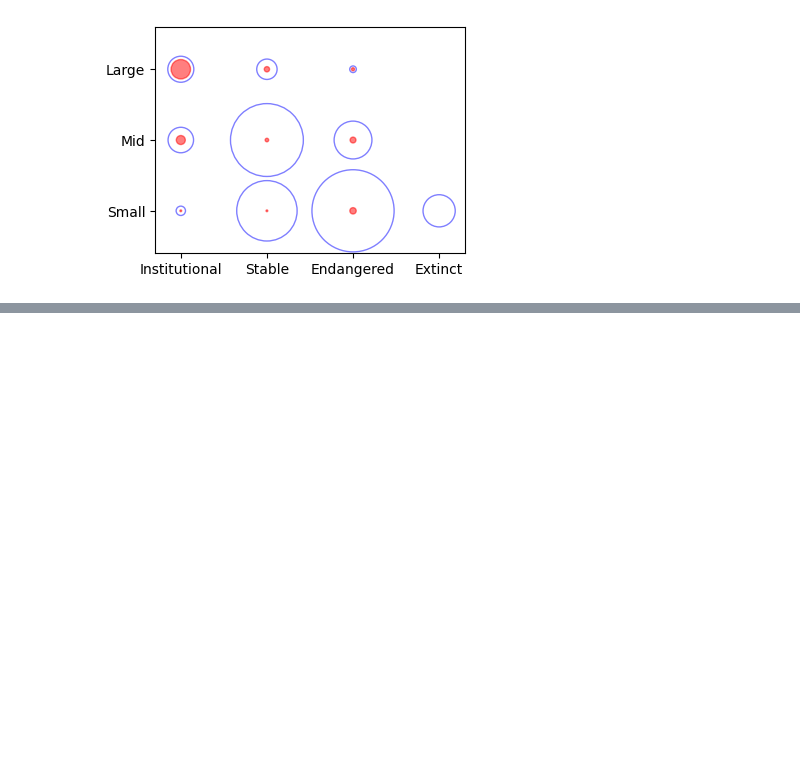
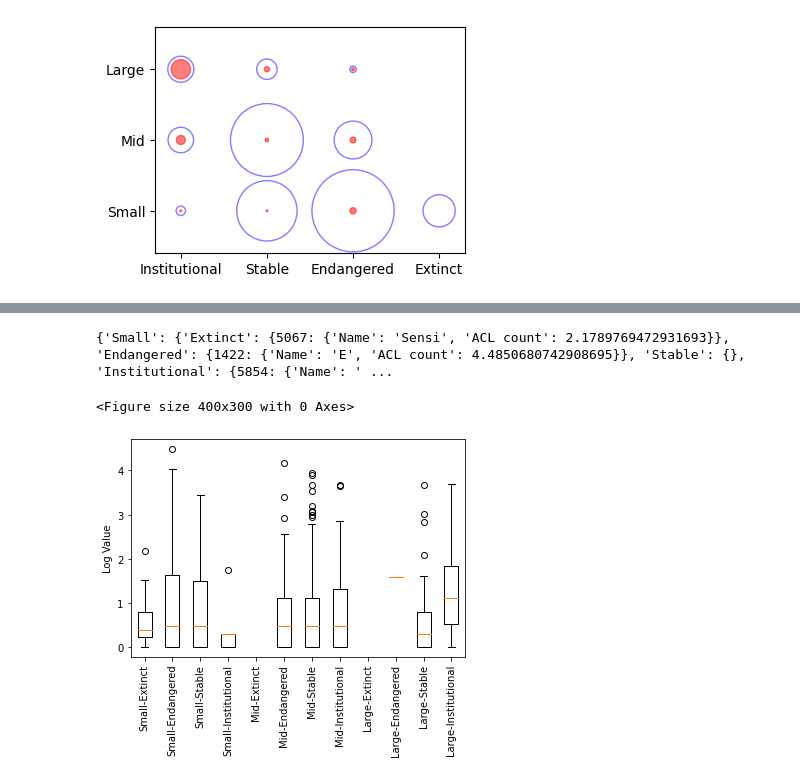
Before and after one commit to NisansaDdS/Some-Languages-are-More-Equal-than-Others, a Jupyter notebook: Generate Diagrams.ipynb, the cells around one changed output, grey strips where cells are left out. Drawn from its saved outputs; the diff is of its cells as text; code cells hidden in the pictures; blank space fills up the shorter version.

```diff
--- a/Generate Diagrams.ipynb
+++ b/Generate Diagrams.ipynb
@@ -272,0 +343,7 @@ plotBubbleGraph('Hugginface')
+# %%
+ACLmulti=1
+drawBoxPlot('ACL count',ACLmulti)
+# %% [output]
+{'Small': {'Extinct': {5067: {'Name': 'Sensi', 'ACL count': 2.1789769472931693}}, 'Endangered': {1422: {'Name': 'E', 'ACL count': 4.4850680742908695}}, 'Stable': {}, 'Institutional': {5854: {'Name': ' ...
+<Figure size 400x300 with 0 Axes>
+[figure, added]
```
Also changed, not shown: parts of 8 cells of this notebook, 14 other files.
